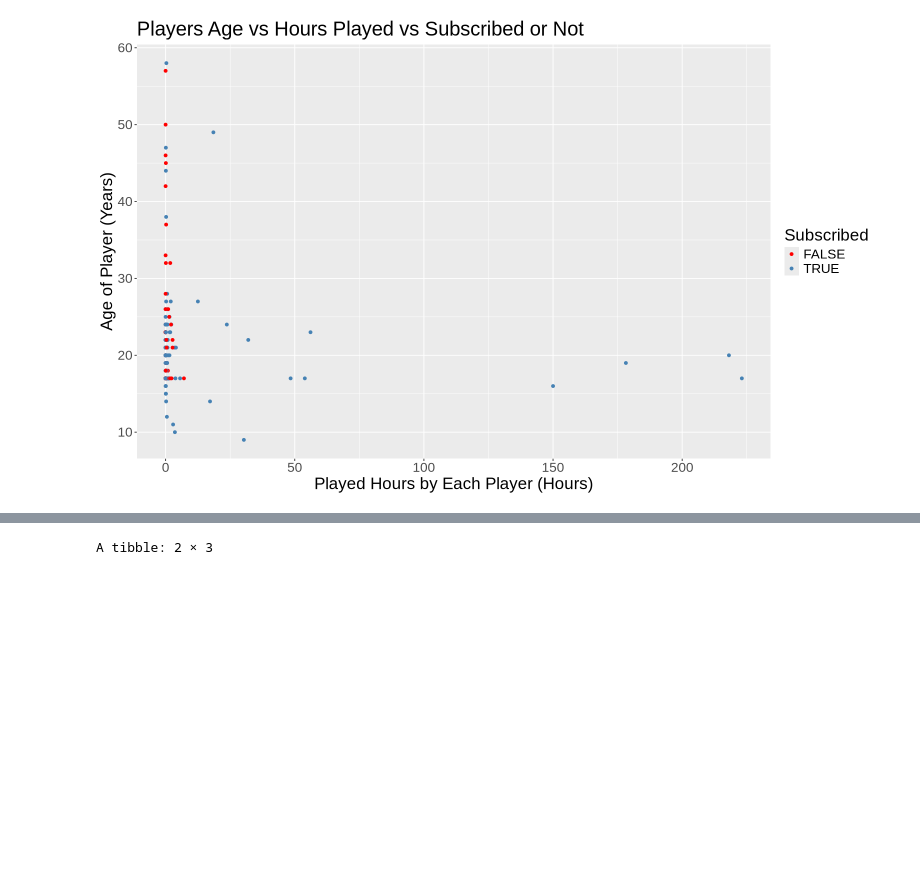
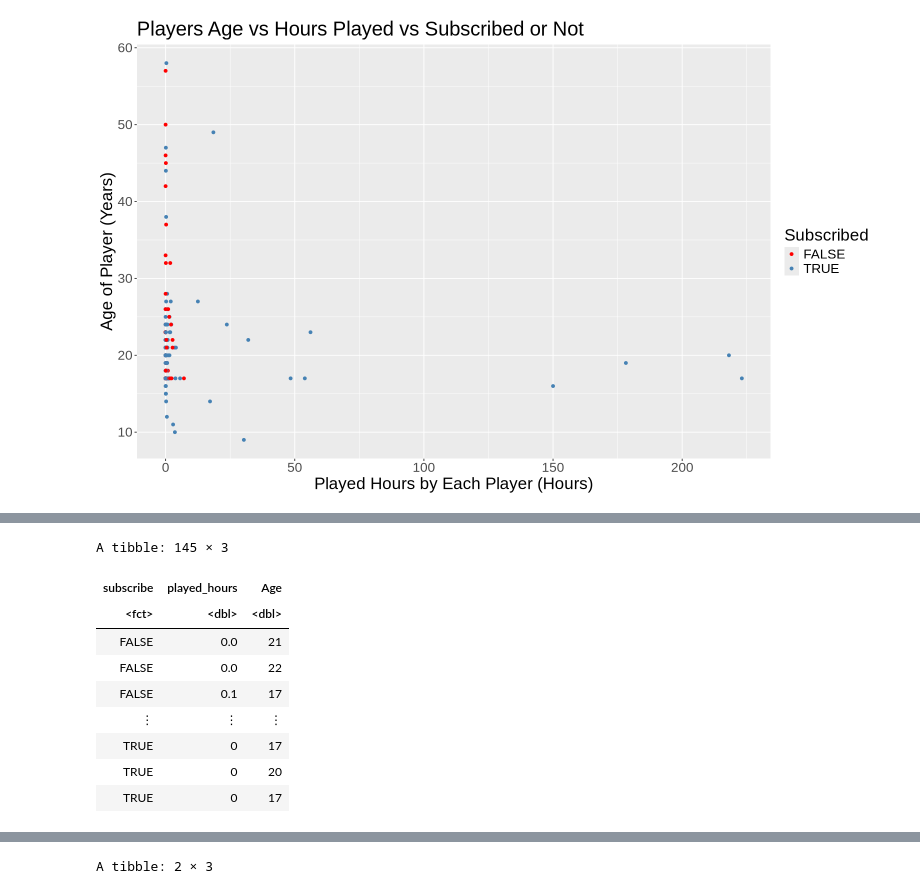
Before and after one commit to alanainvancouver-byte/DSCI100-Project_Group_Portion, a Jupyter notebook: Untitled.ipynb, the cells around one changed output, grey strips where cells are left out. Drawn from its saved outputs; the diff is of its cells as text; code cells hidden in the pictures; blank space fills up the shorter version.

```diff
--- a/Untitled.ipynb
+++ b/Untitled.ipynb
@@ -139,0 +151,18 @@ played_hrs_vs_age
+# %%
+set.seed(5)
+player_split <-initial_split(player_data, prop = 3/4, strata = subscribe)
+player_train <- training(player_split)
+player_test <- testing(player_split)
+
+player_train
+# %% [output]
+A tibble: 145 × 3
+| subscribe | played_hours | Age |
+| <fct> | <dbl> | <dbl> |
+| FALSE | 0.0 | 21 |
+| FALSE | 0.0 | 22 |
+| FALSE | 0.1 | 17 |
+| ⋮ | ⋮ | ⋮ |
+| TRUE | 0 | 17 |
+| TRUE | 0 | 20 |
+| TRUE | 0 | 17 |
```
Also changed, not shown: parts of 23 cells of this notebook.
